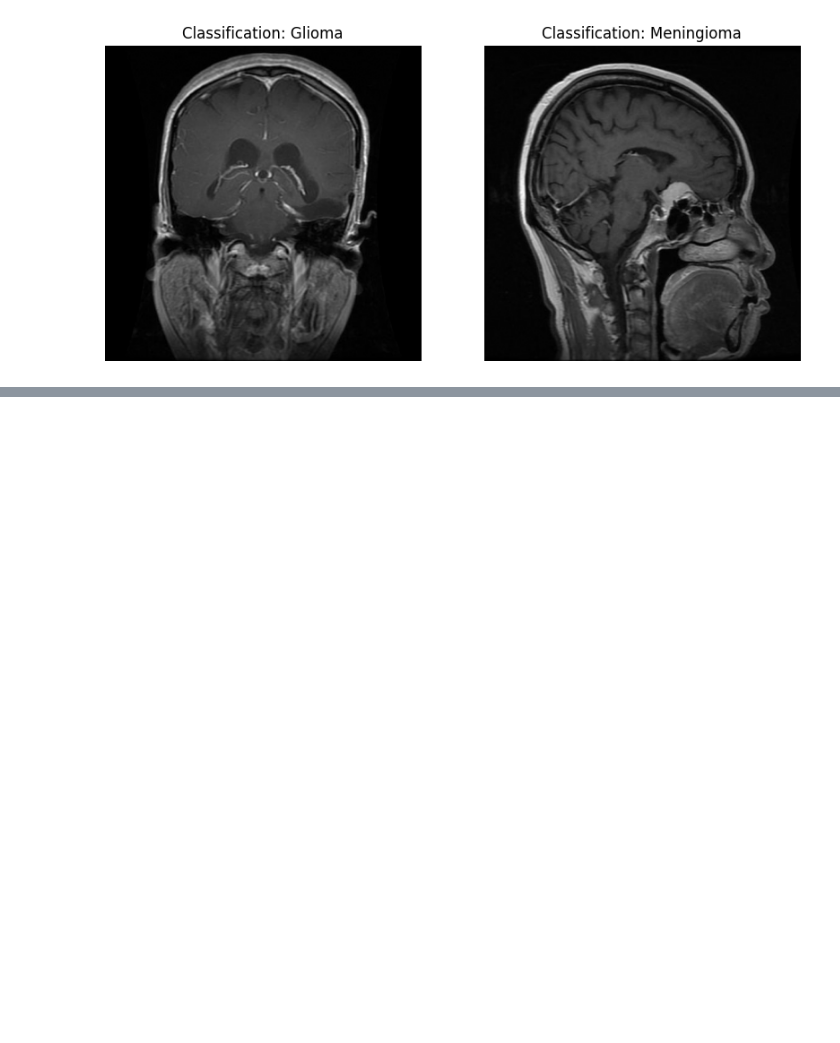
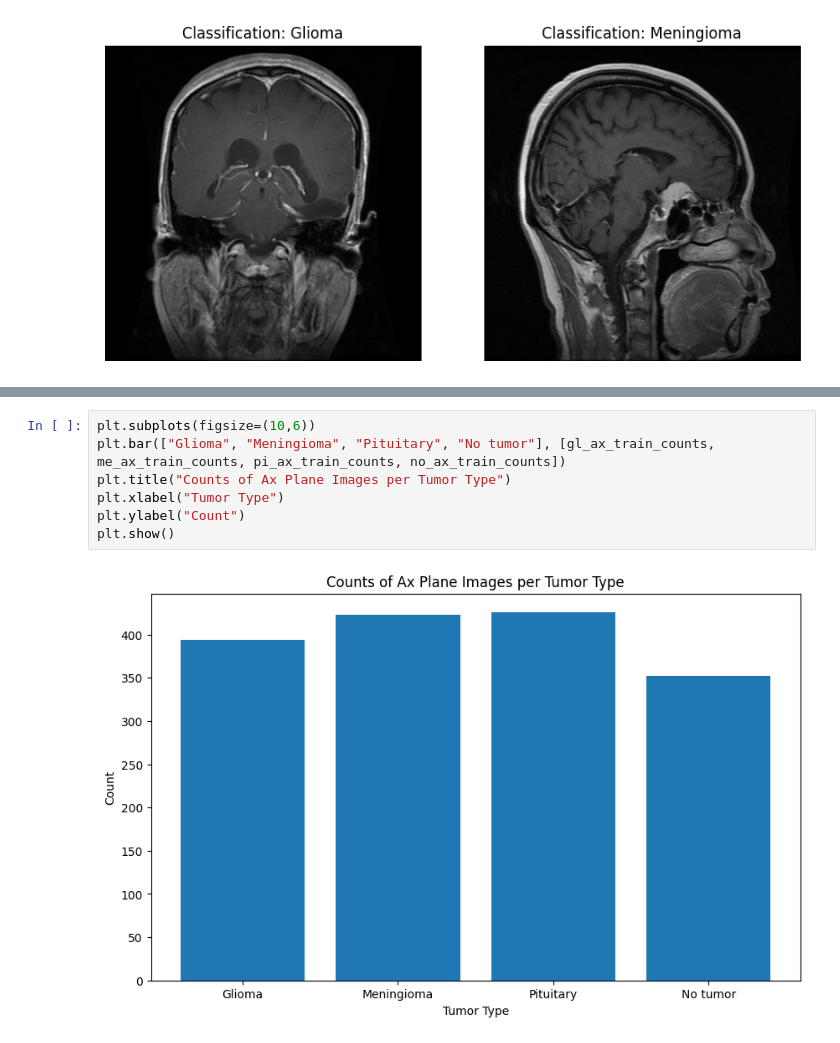
Before and after one commit to depetrofabio/BRISC2025_FL, a Jupyter notebook: experiments/baseline.ipynb, the cells around one changed output, grey strips where cells are left out. Drawn from its saved outputs; the diff is of its cells as text; blank space fills up the shorter version.

```diff
--- a/experiments/baseline.ipynb
+++ b/experiments/baseline.ipynb
@@ -204,0 +379,9 @@ FileNotFoundError: [Errno 2] No such file or directory: 'data/brisc2025/classifi
+# %%
+plt.subplots(figsize=(10,6))
+plt.bar(["Glioma", "Meningioma", "Pituitary", "No tumor"], [gl_ax_train_counts, me_ax_train_counts, pi_ax_train_counts, no_ax_train_counts])
+plt.title("Counts of Ax Plane Images per Tumor Type")
+plt.xlabel("Tumor Type")
+plt.ylabel("Count")
+plt.show()
+# %% [output]
+[figure, added]
```
Also changed, not shown: parts of 36 cells of this notebook.
